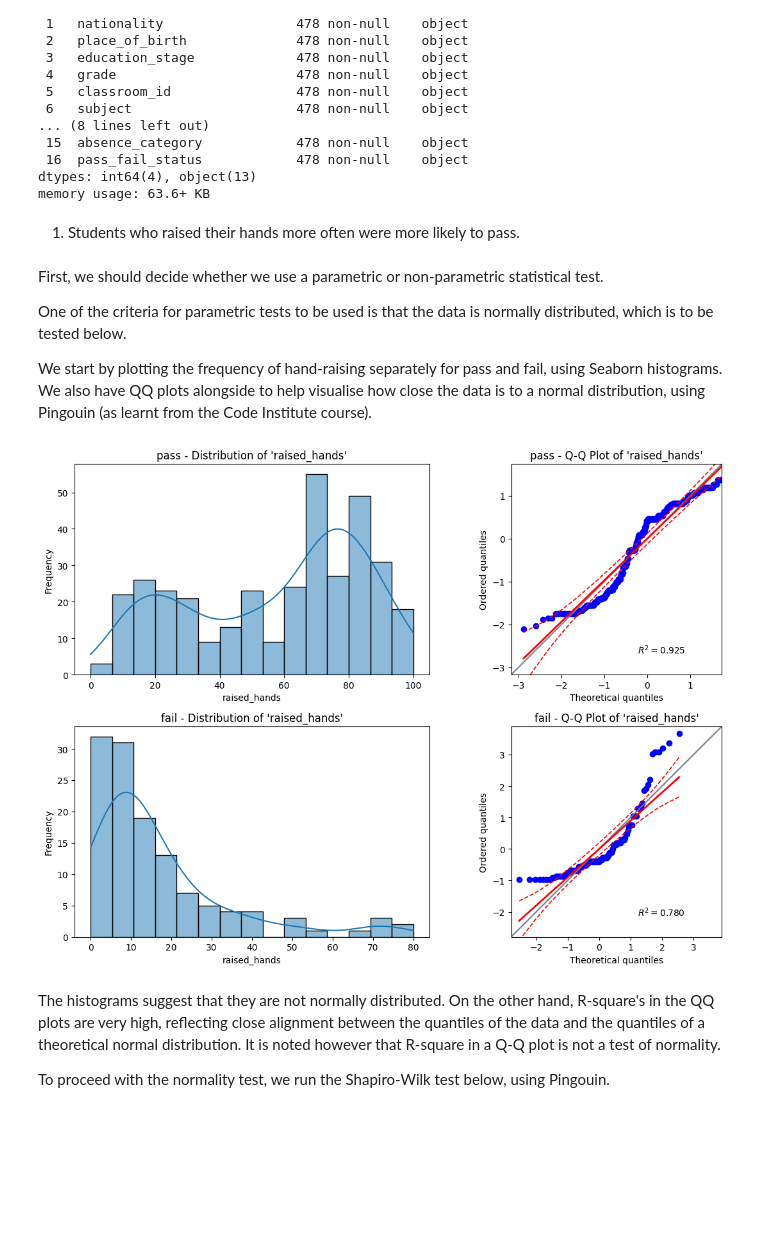
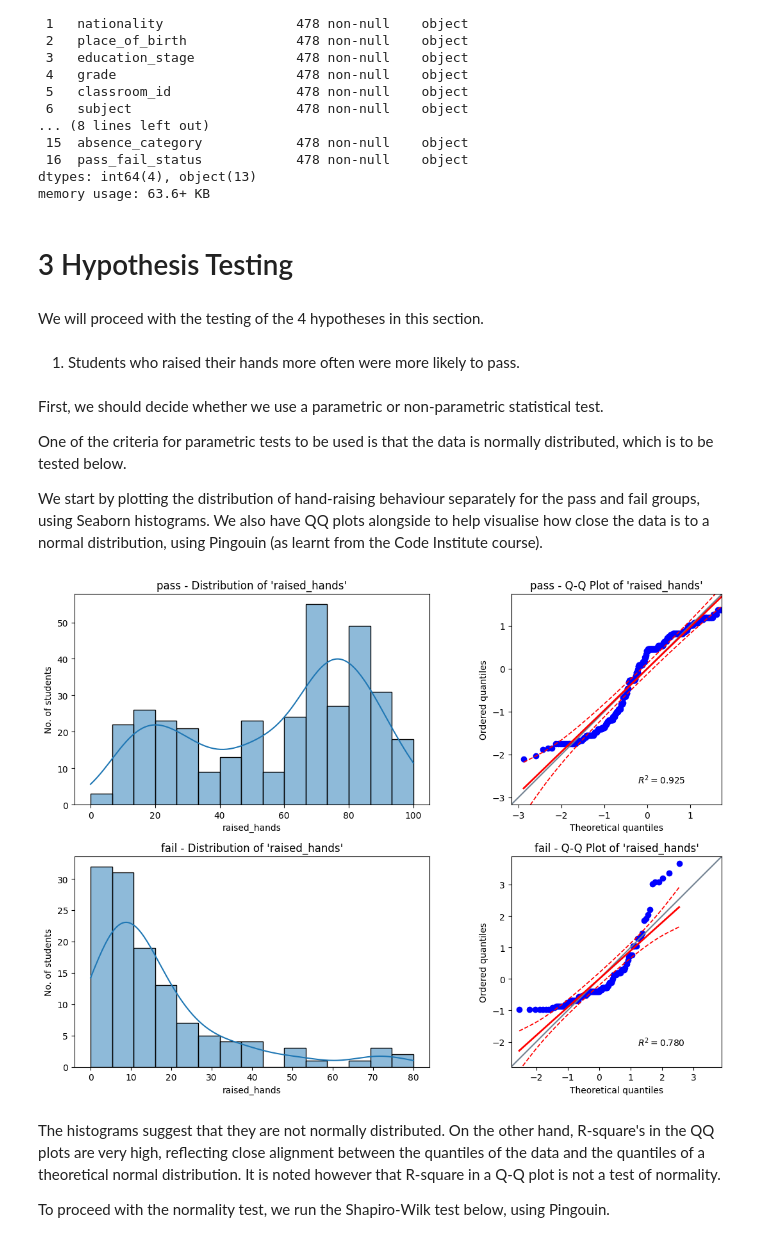
Before and after one commit to 8osco/academic_performance_analysis, a Jupyter notebook: jupyter_notebooks/3_hypothesis_testing.ipynb, the cells around one changed output. Saved outputs shown, nothing was run; the diff lists cells and outputs as text; code cells hidden in the pictures; blank space fills up the shorter version.

Commit message:
Further update to hypothesis testing and README section

```diff
--- a/jupyter_notebooks/3_hypothesis_testing.ipynb
+++ b/jupyter_notebooks/3_hypothesis_testing.ipynb
@@ -66,6 +68,10 @@ Data columns (total 17 columns):
  16  pass_fail_status            478 non-null    object
 dtypes: int64(4), object(13)
 memory usage: 63.6+ KB
+# %% [markdown]
+# 3 Hypothesis Testing
+# %% [markdown]
+We will proceed with the testing of the 4 hypotheses in this section.
 # %% [markdown]
 1. Students who raised their hands more often were more likely to pass.
 # %% [markdown]
@@ -73,35 +79,35 @@ First, we should decide whether we use a parametric or non-parametric statistica
 
 One of the criteria for parametric tests to be used is that the data is normally distributed, which is to be tested below.
 
-We start by plotting the frequency of hand-raising separately for pass and fail, using Seaborn histograms.  We also have QQ plots alongside to help visualise how close the data is to a normal distribution, using Pingouin (as learnt from the Code Institute course).
+We start by plotting the distribution of hand-raising behaviour separately for the pass and fail groups, using Seaborn histograms.  We also have QQ plots alongside to help visualise how close the data is to a normal distribution, using Pingouin (as learnt from the Code Institute course).
 # %%
 # Install Pingouin
 #%pip install pingouin
 # %%
 import pingouin as pg
 
 # Setup for plots
 plt.figure(figsize=(12, 12))  # set figure size
 
 for i, c in enumerate(['pass', 'fail']):   # iterate over 'pass' and 'fail' categories
     data = df[df['pass_fail_status'] == c]['raised_hands'] # filter data for current category
 
     # Histogram
     plt.subplot(3, 2, 2*i+1) # create subplot for histogram
     sns.histplot(data, kde=True, bins=15)  # include KDE for better visualization and set number of bins
     plt.title(f"{c} - Distribution of 'raised_hands'") # set title
     plt.xlabel("raised_hands") # set x-axis label
-    plt.ylabel("Frequency") # set y-axis label
+    plt.ylabel("No. of students") # set y-axis label
 
     # Q-Q Plot
     plt.subplot(3, 2, 2*i+2) # create subplot for Q-Q plot
     pg.qqplot(data, dist='norm')  # compare to normal distribution
     plt.title(f"{c} - Q-Q Plot of 'raised_hands'") # set title
 
 plt.tight_layout() # adjust layout to prevent overlap
 plt.show()
 # %% [output]
-[figure, old version]
+[figure, new version]
 # %% [markdown]
 The histograms suggest that they are not normally distributed.  On the other hand, R-square's in the QQ plots are very high, reflecting close alignment between the quantiles of the data and the quantiles of a theoretical normal distribution.  It is noted however that R-square in a Q-Q plot is not a test of normality.
 
```
Also changed, not shown: parts of 28 cells of this notebook, 1 other file.
